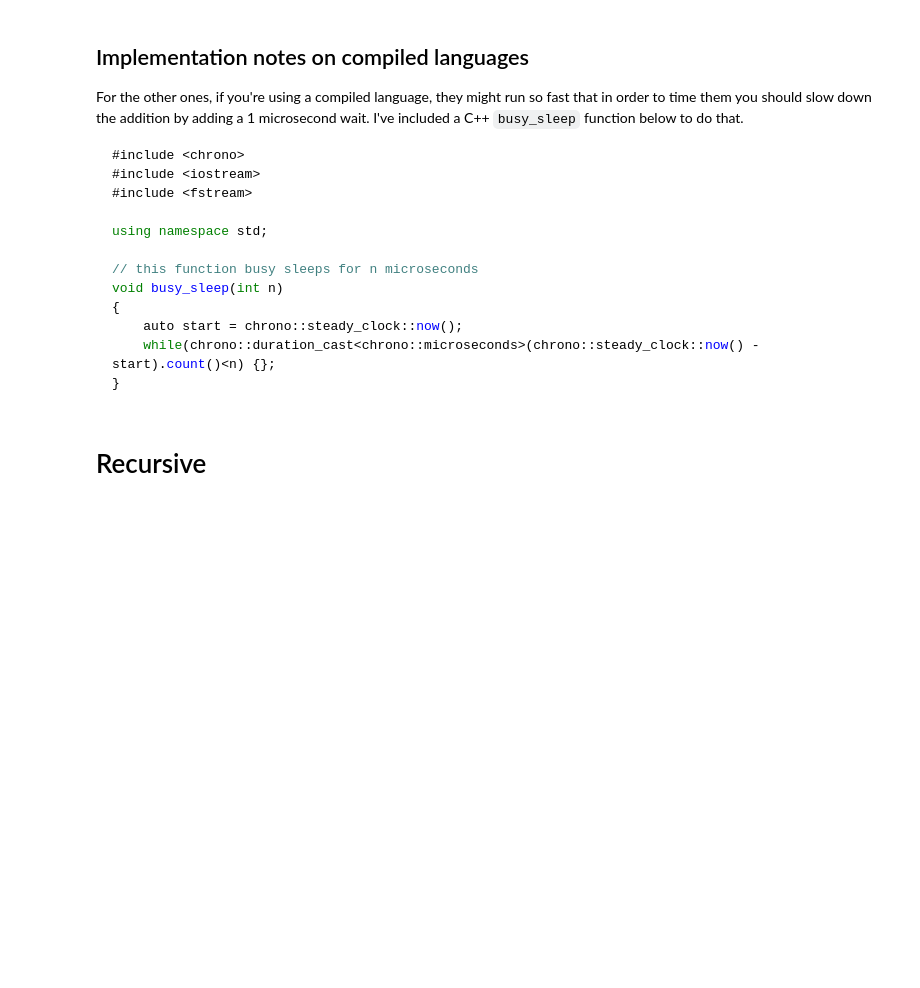
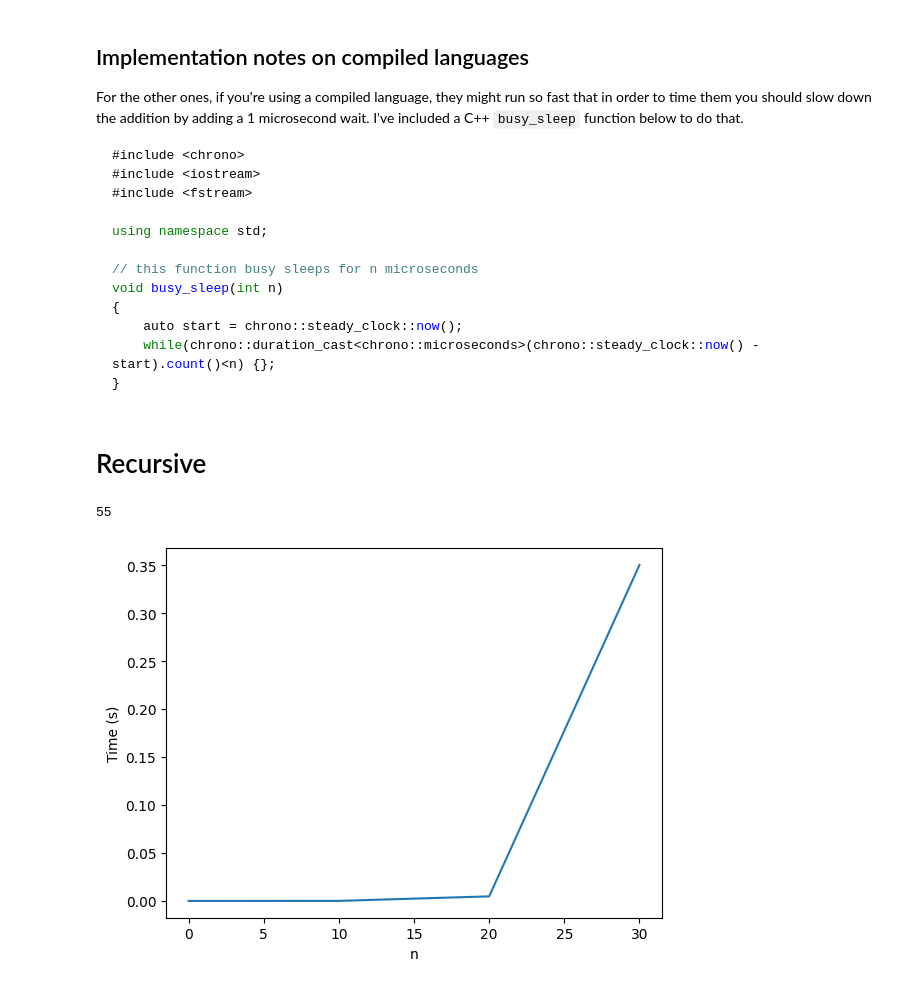
Before and after one commit to ChauuMein/Discrete-Maths, a Jupyter notebook: week_1_class.ipynb, the cells around one changed output. Drawn from its saved outputs; the diff is of its cells as text; code cells hidden in the pictures; blank space fills up the shorter version.

```diff
--- a/week_1_class.ipynb
+++ b/week_1_class.ipynb
@@ -65,11 +65,32 @@ void busy_sleep(int n)
 # %%
 %matplotlib inline
 import matplotlib.pyplot as plt
 import numpy as np
 import time
 
 def fib_rec(n):
+
   if n<=1:
     return n
 
   return fib_rec(n-1)+fib_rec(n-2)
+  time.sleep(1)
+
+n = 10
+result = n
+print(fib_rec(n))
+
+def timeit(n):
+    start = time.time()
+    fib_rec(n)
+    end = time.time()
+    return end-start
+
+N = [0, 10, 20, 30]
+T = [timeit(n) for n in N]
+plt.plot(N, T)
+plt.xlabel('n')
+plt.ylabel('Time (s)');
+# %% [output]
+55
+[figure, added]
```
